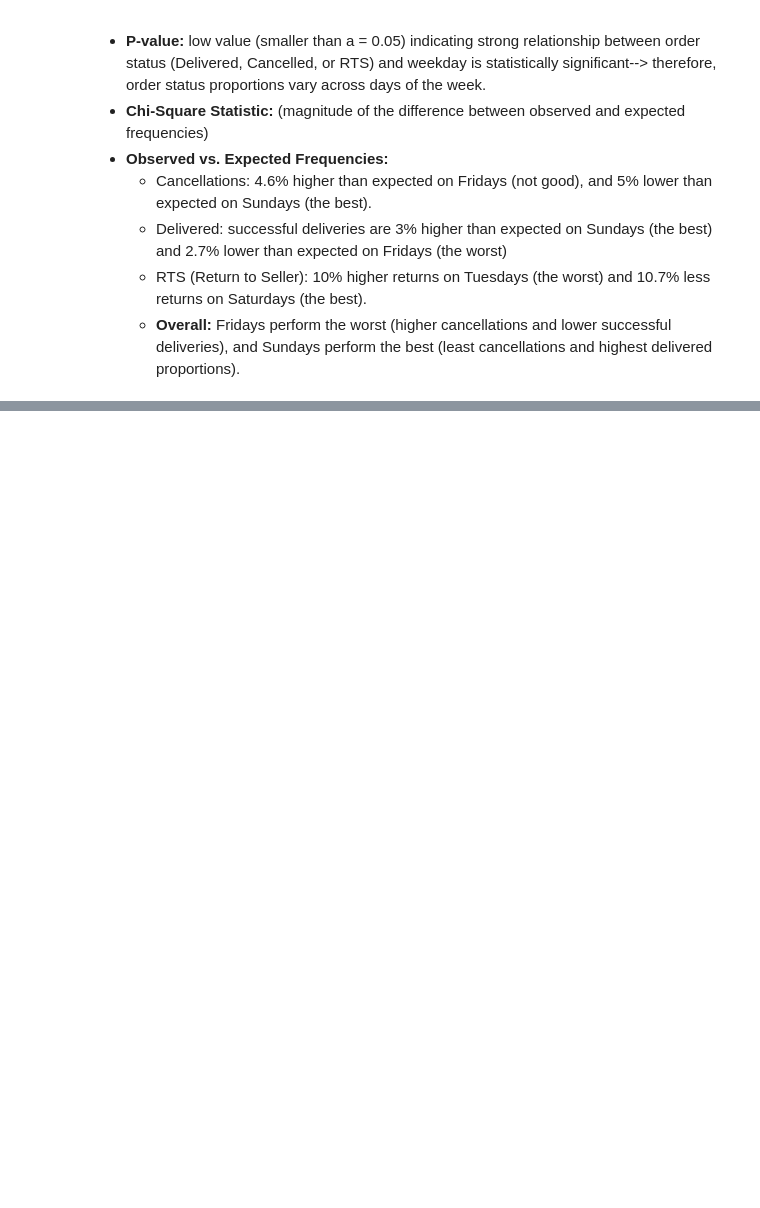
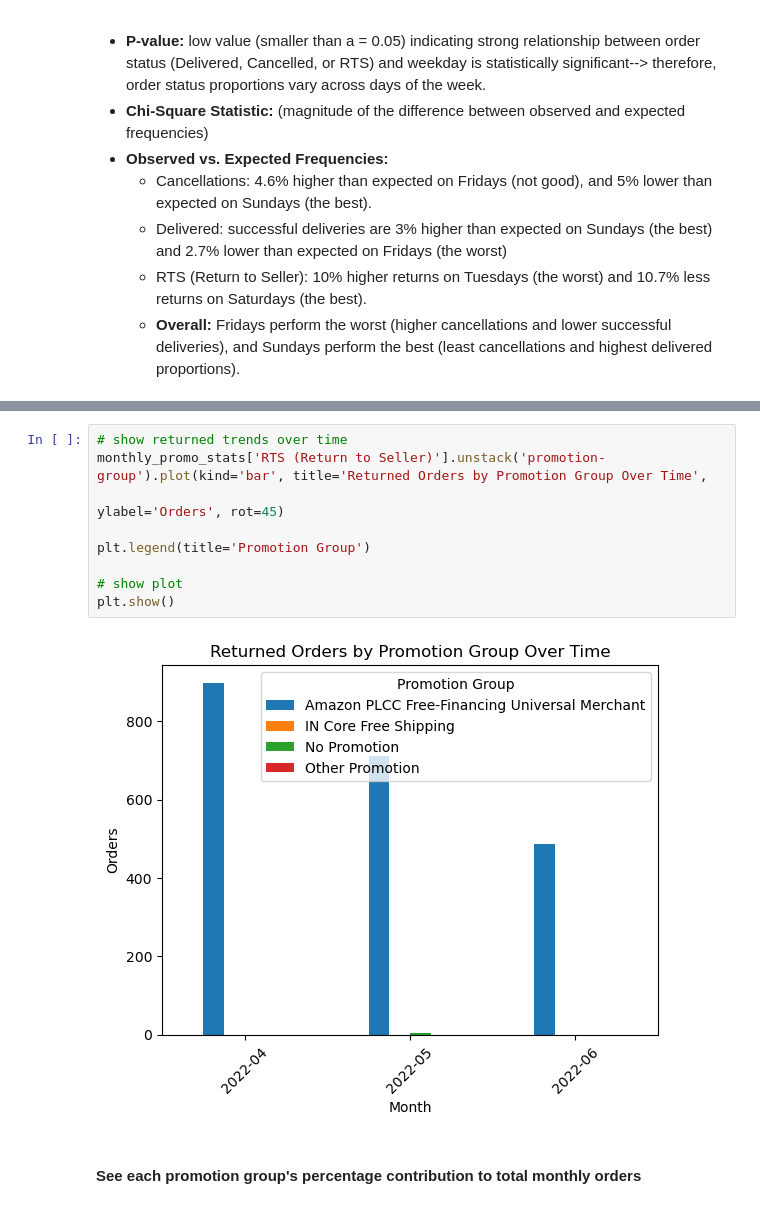
Before and after one commit to brianna-mitri/project-1, a Jupyter notebook: BM_Work/time_analysis.ipynb, the cells around one changed output, grey strips where cells are left out. Cells and saved outputs as stored; diff of their text form; blank space fills up the shorter version.

```diff
--- a/BM_Work/time_analysis.ipynb
+++ b/BM_Work/time_analysis.ipynb
@@ -607,0 +836,13 @@ Sunday     -4.958088   3.045524                0.322941
+# %%
+# show returned trends over time
+monthly_promo_stats['RTS (Return to Seller)'].unstack('promotion-group').plot(kind='bar', title='Returned Orders by Promotion Group Over Time',
+                                                                              ylabel='Orders', rot=45)
+
+plt.legend(title='Promotion Group')
+
+# show plot
+plt.show()
+# %% [output]
+[figure, added]
+# %% [markdown]
+#### See each promotion group's percentage contribution to total monthly orders
```
Also changed, not shown: parts of 26 cells of this notebook.
